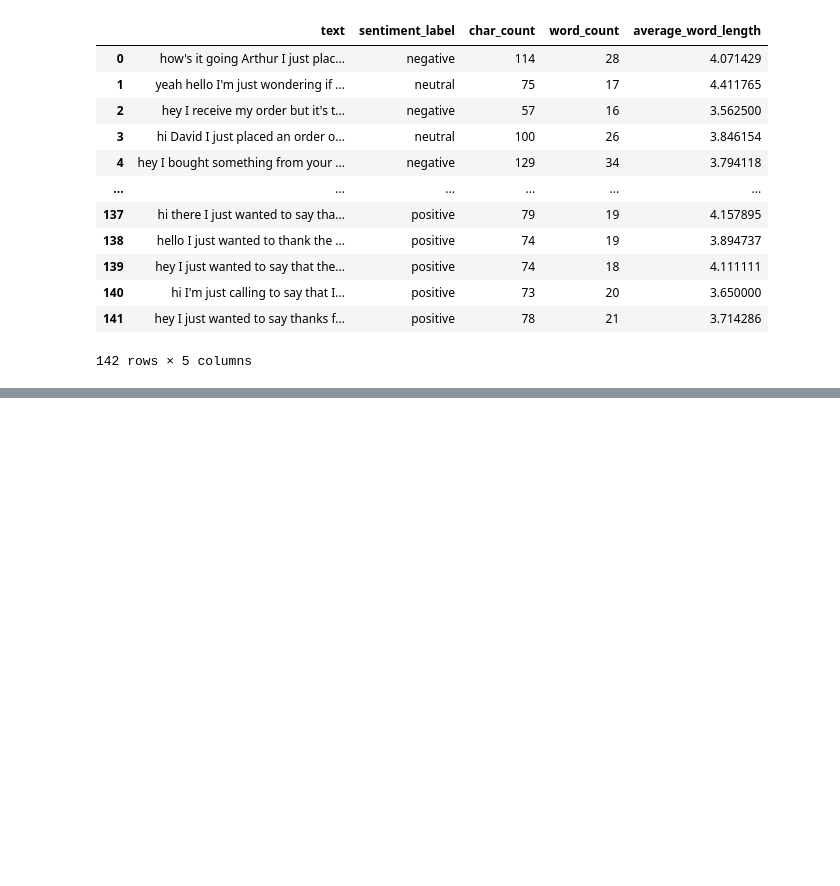
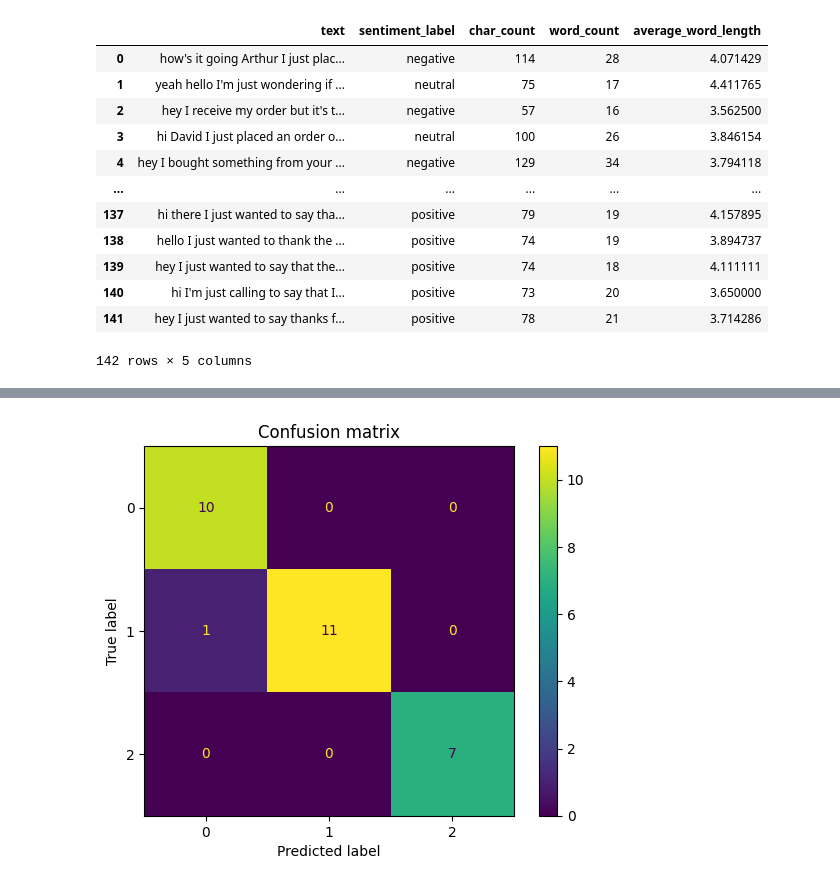
Before and after one commit to Temmi01/transcription-project, a Jupyter notebook: project.ipynb, the cells around one changed output, grey strips where cells are left out. Drawn from its saved outputs; the diff is of its cells as text; code cells hidden in the pictures; blank space fills up the shorter version.

```diff
--- a/project.ipynb
+++ b/project.ipynb
@@ -149,3 +149,19 @@ df
 | 140 | hi I'm just calling to say that I... | positive | 73 | 20 | 3.650000 |
 | 141 | hey I just wanted to say thanks f... | positive | 78 | 21 | 3.714286 |
 142 rows × 5 columns
+# %%
+from sklearn.model_selection import train_test_split
+from sklearn.ensemble import RandomForestClassifier
+from sklearn.metrics import classification_report, ConfusionMatrixDisplay
+
+
+X = pd.concat([features, df[['char_count', 'word_count', 'average_word_length']]], axis=1)
+Y = df['sentiment_label'].map({'negative': 0, 'neutral': 1, 'positive': 2})
+
+X_train, X_test, Y_train, Y_test = train_test_split(X, Y, test_size=0.2, random_state=42)
+
+forest = RandomForestClassifier(random_state=42).fit(X_train, Y_train)
+
+Y_pred = forest.predict(X_test)
+
+print(classification_report(Y_test, Y_pred))
@@ -151,0 +178,6 @@ df
+# %%
+ConfusionMatrixDisplay.from_estimator(forest, X_test, Y_test)
+plt.title('Confusion matrix')
+plt.show()
+# %% [output]
+[figure, added]
```
Also changed, not shown: parts of 4 cells of this notebook.
